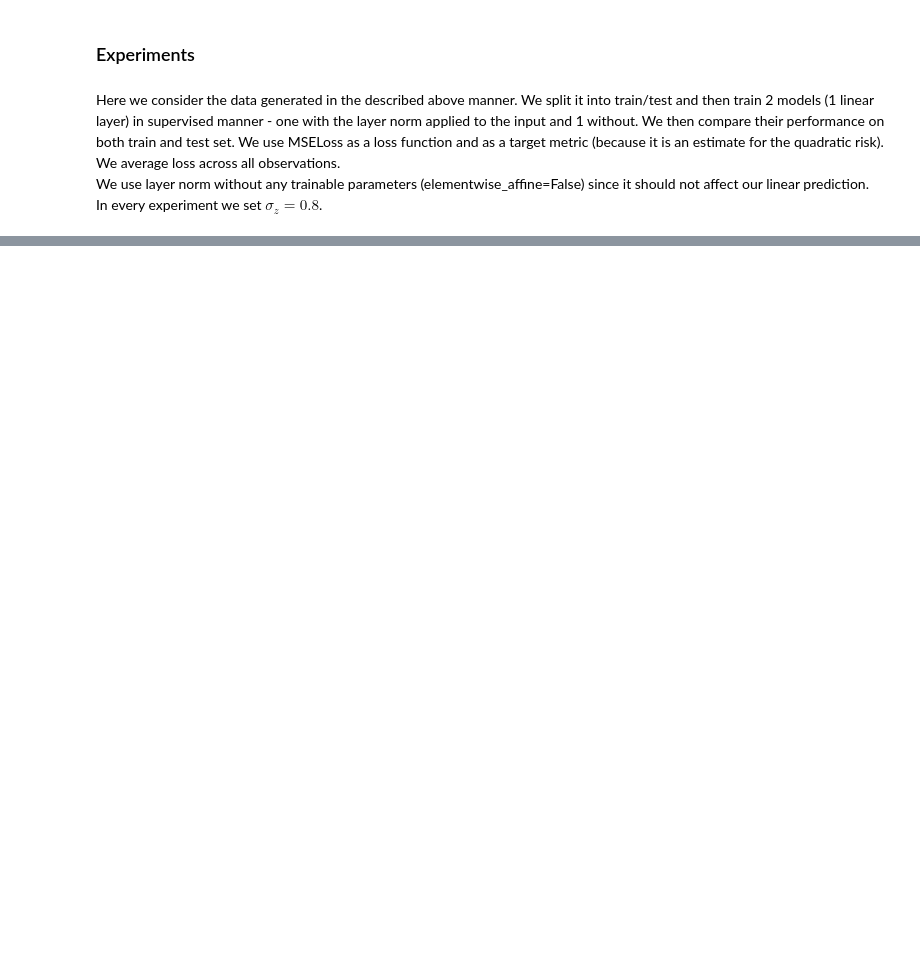
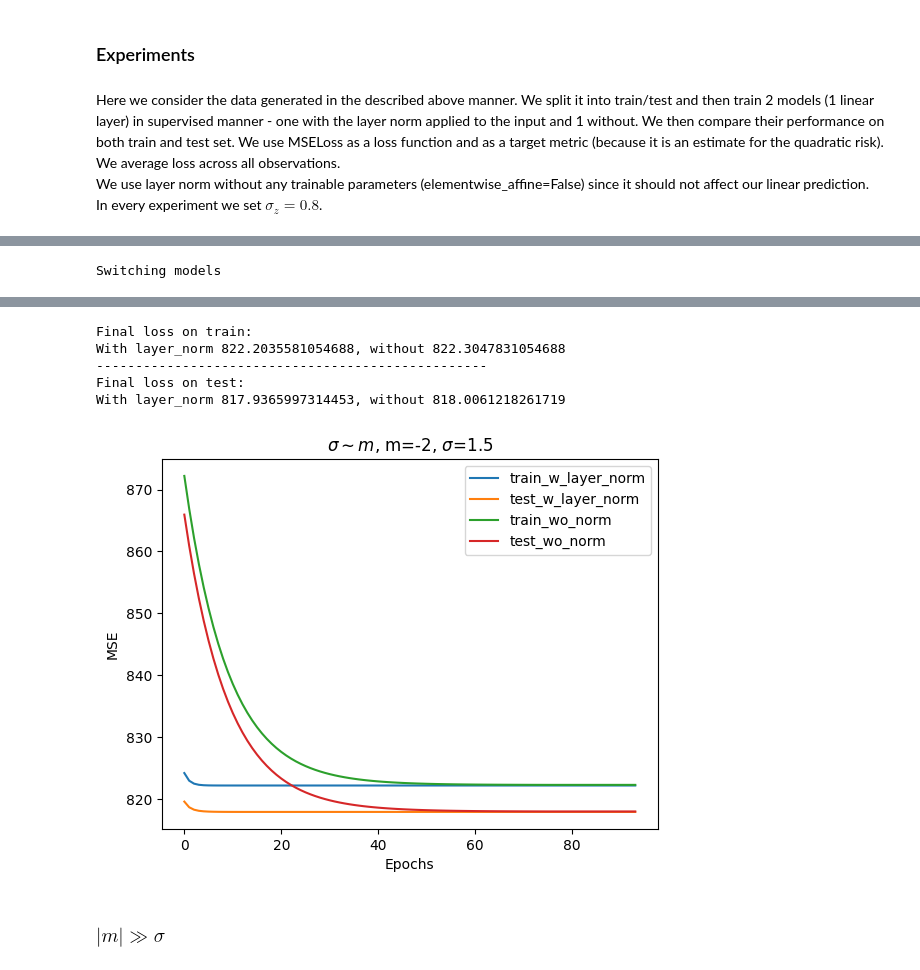
Before and after one commit to sacr1f1ce/Bayesian-Methods-of-Machine-Learning, a Jupyter notebook: HW/Final_project.ipynb, the cells around one changed output, grey strips where cells are left out. Cells and saved outputs as stored; diff of their text form; code cells hidden in the pictures; blank space fills up the shorter version.

```diff
--- a/HW/Final_project.ipynb
+++ b/HW/Final_project.ipynb
@@ -423,0 +333,9 @@ https://arxiv.org/pdf/1802.06455.pdf
+# %%
+m = -2
+sigma = 1.5
+
+tr, tst, tr_n, tst_n = compare(m, sigma, 0.8, n_epochs=100)
+
+plt.title(f'$\sigma \sim |m|$, m={m}, $\sigma$={sigma}')
+plot_results(tr, tst, tr_n, tst_n, skip_first=6)
+# %% [output]
@@ -423,0 +351 @@ https://arxiv.org/pdf/1802.06455.pdf
+Switching models
@@ -423,0 +354,8 @@ https://arxiv.org/pdf/1802.06455.pdf
+Final loss on train:
+With layer_norm 822.2035581054688, without 822.3047831054688
+--------------------------------------------------
+Final loss on test:
+With layer_norm 817.9365997314453, without 818.0061218261719
+[figure, added]
+# %% [markdown]
+### $|m| \gg \sigma$
```
Also changed, not shown: parts of 47 cells of this notebook, 1 other file.
